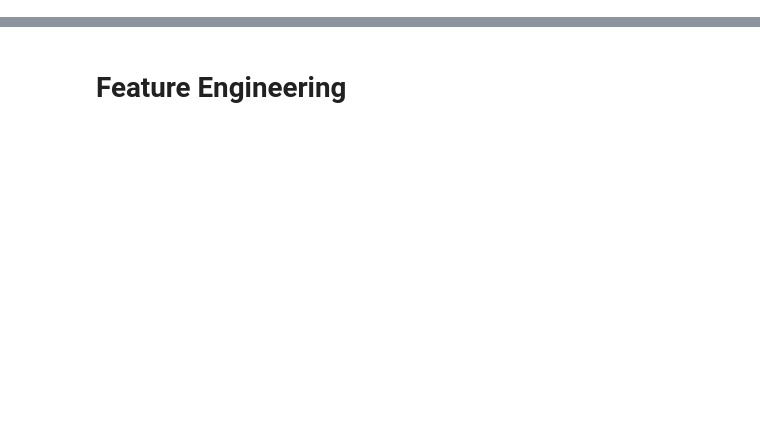
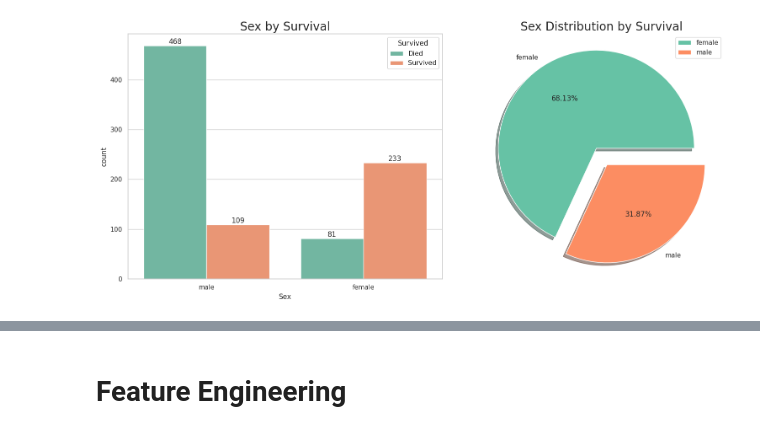
Before and after one commit to Moaz225/lap-TI, a Jupyter notebook: titanic.ipynb, the cells around one changed output, grey strips where cells are left out. Saved outputs shown, nothing was run; the diff lists cells and outputs as text; code cells hidden in the pictures; blank space fills up the shorter version.

```diff
--- a/titanic.ipynb
+++ b/titanic.ipynb
@@ -131,0 +94,26 @@ plt.show()
+# %%
+question_fare = df[(df['Fare'] >= 100) | (df['Fare'] <= 2)]
+df = df.drop(question_fare.index)
+df = df.reset_index(drop=True)
+# %%
+palette_1 = sns.color_palette("Set2")
+plt.figure(figsize=(16, 7))
+
+ax = plt.subplot(1, 2, 1)
+sns.countplot(x='Sex', hue='Survived', data=df, palette=palette_1, ax=ax)
+ax.bar_label(ax.containers[0])
+if len(ax.containers) > 1:
+    ax.bar_label(ax.containers[1])
+plt.legend(('Died', 'Survived'), title="Survived")
+plt.title("Sex by Survival", fontsize=20)
+
+ax = plt.subplot(1, 2, 2)
+sex_survived_counts = df.groupby(['Sex', 'Survived']).size().unstack()
+sex_survived_counts.plot(kind='pie', y=1, explode=[0.1, 0.1], autopct='%1.2f%%', shadow=True, ax=ax, colors=palette_1)
+ax.set_ylabel('')
+ax.set_title("Sex Distribution by Survival", fontsize=20)
+
+plt.tight_layout()
+plt.show()
+# %% [output]
+[figure, added]
```
Also changed, not shown: parts of 110 cells of this notebook.
